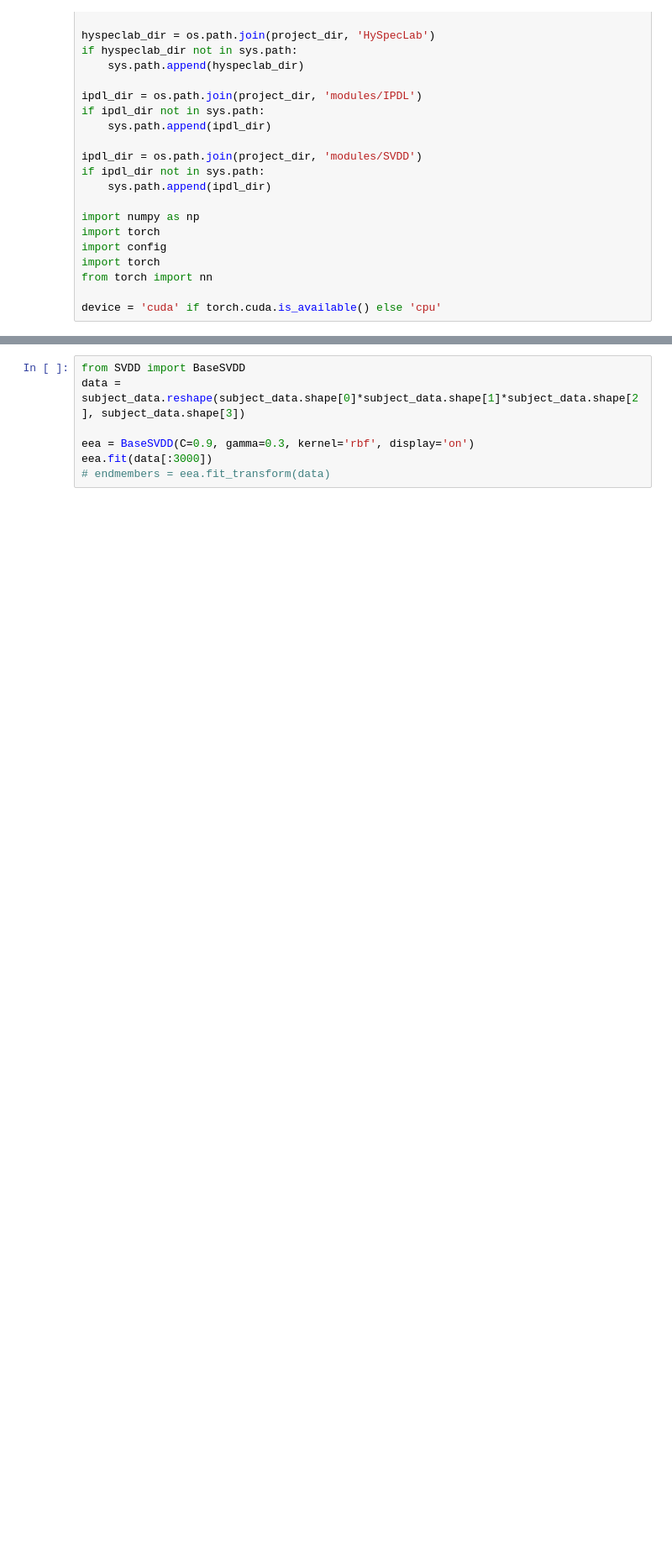
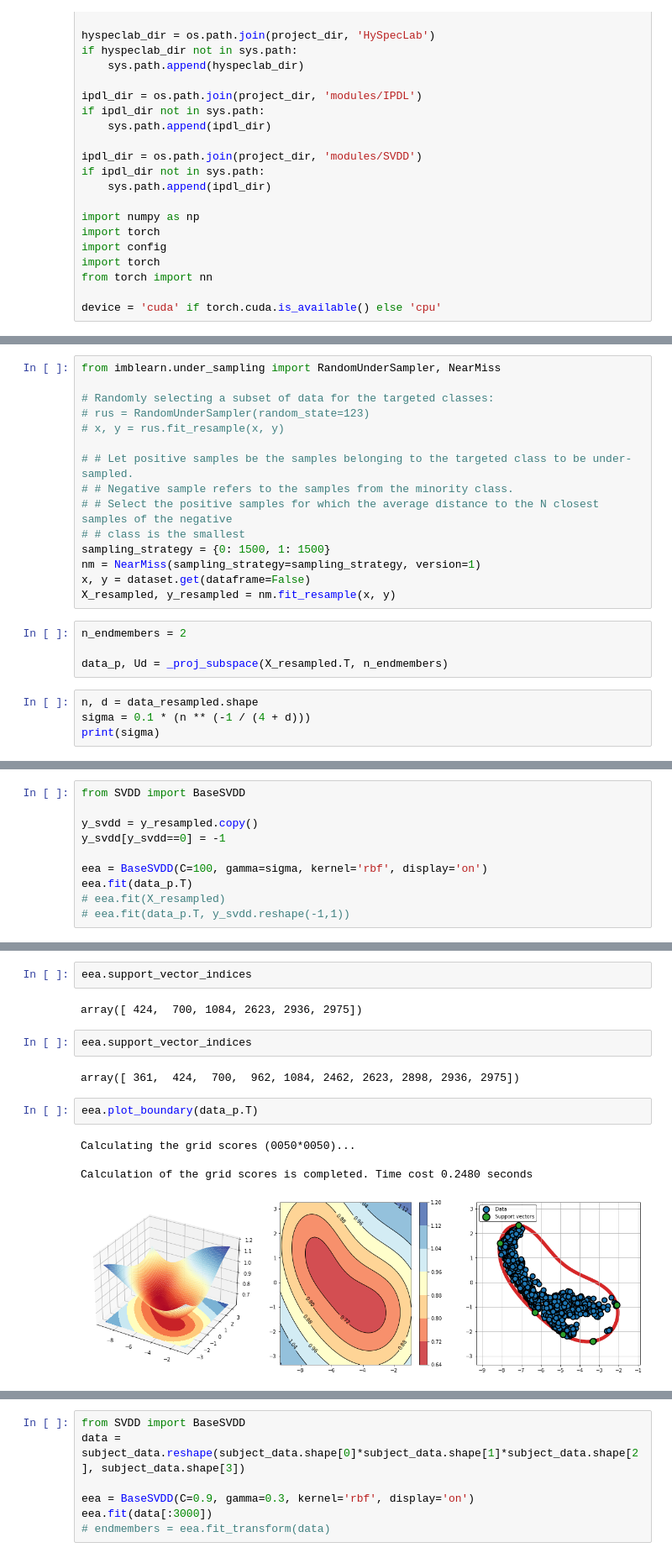
Before and after one commit to SolidusAbi/HySpecLab, a Jupyter notebook: notebooks/unmixing/eea.ipynb, the cells around one changed output, grey strips where cells are left out. Shown: that part at 84% size. Cells and saved outputs as stored; diff of their text form; blank space fills up the shorter version.

```diff
--- a/notebooks/unmixing/eea.ipynb
+++ b/notebooks/unmixing/eea.ipynb
@@ -186,0 +86,23 @@ Ae, indice, Yp = vca(data, 4, True, 0)
+# %%
+from imblearn.under_sampling import RandomUnderSampler, NearMiss
+
+# Randomly selecting a subset of data for the targeted classes:
+# rus = RandomUnderSampler(random_state=123)
+# x, y = rus.fit_resample(x, y)
+
+# # Let positive samples be the samples belonging to the targeted class to be under-sampled.
+# # Negative sample refers to the samples from the minority class.
+# # Select the positive samples for which the average distance to the N closest samples of the negative
+# # class is the smallest
+sampling_strategy = {0: 1500, 1: 1500}
+nm = NearMiss(sampling_strategy=sampling_strategy, version=1)
+x, y = dataset.get(dataframe=False)
+X_resampled, y_resampled = nm.fit_resample(x, y)
+# %%
+n_endmembers = 2
+
+data_p, Ud = _proj_subspace(X_resampled.T, n_endmembers)
+# %%
+n, d = data_resampled.shape
+sigma = 0.1 * (n ** (-1 / (4 + d)))
+print(sigma)
@@ -186,0 +111,10 @@ Ae, indice, Yp = vca(data, 4, True, 0)
+# %%
+from SVDD import BaseSVDD
+
+y_svdd = y_resampled.copy()
+y_svdd[y_svdd==0] = -1
+
+eea = BaseSVDD(C=100, gamma=sigma, kernel='rbf', display='on')
+eea.fit(data_p.T)
+# eea.fit(X_resampled)
+# eea.fit(data_p.T, y_svdd.reshape(-1,1))
@@ -187,2 +133,17 @@ Ae, indice, Yp = vca(data, 4, True, 0)
+# %%
+eea.support_vector_indices
+# %% [output]
+array([ 424,  700, 1084, 2623, 2936, 2975])
+# %%
+eea.support_vector_indices
+# %% [output]
+array([ 361,  424,  700,  962, 1084, 2462, 2623, 2898, 2936, 2975])
+# %%
+eea.plot_boundary(data_p.T)
+# %% [output]
+Calculating the grid scores (0050*0050)...
+
+Calculation of the grid scores is completed. Time cost 0.2480 seconds
+[figure, added]
 # %%
 from matplotlib import pyplot as plt
```
Also changed, not shown: parts of 31 cells of this notebook, 1 other file.
